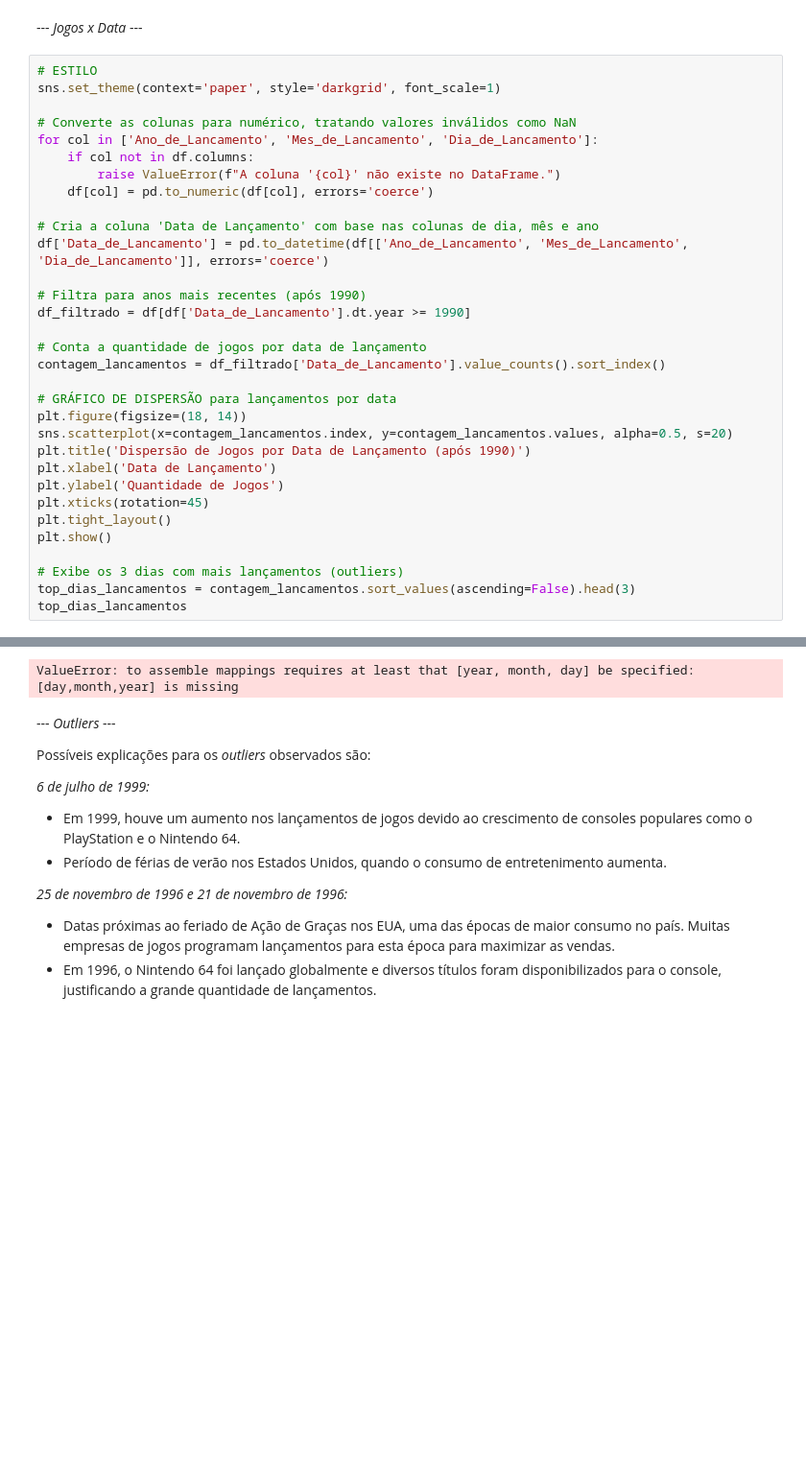
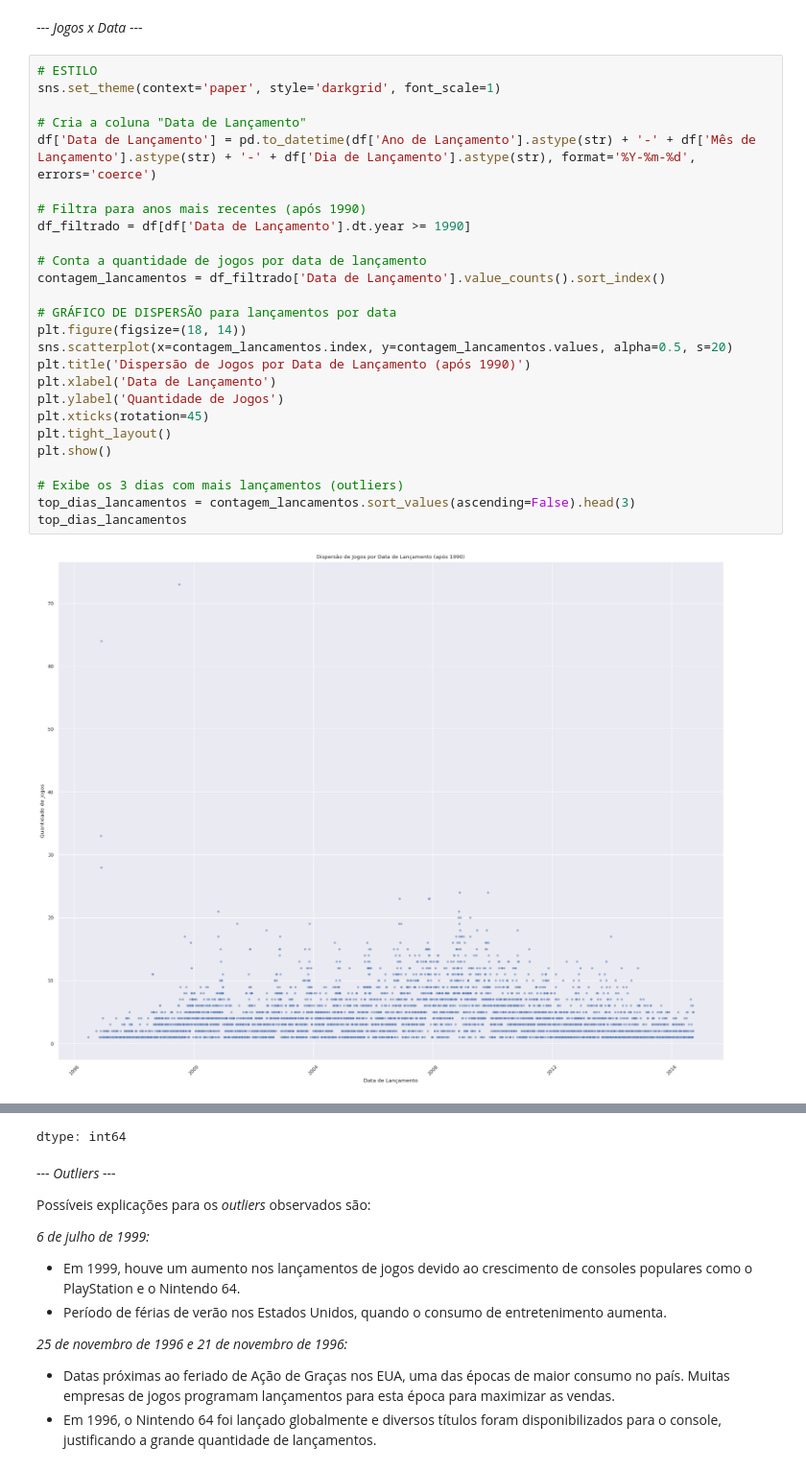
Before and after one commit to makanadani/kaggle-ign-games, a Jupyter notebook: ign-games.ipynb, the cells around one changed output, grey strips where cells are left out. Shown at 96% size. Saved outputs shown, nothing was run; the diff lists cells and outputs as text; blank space fills up the shorter version.

```diff
--- a/ign-games.ipynb
+++ b/ign-games.ipynb
@@ -644,33 +646,28 @@ plt.show()
 # %%
 # ESTILO
 sns.set_theme(context='paper', style='darkgrid', font_scale=1)
 
-# Converte as colunas para numérico, tratando valores inválidos como NaN
-for col in ['Ano_de_Lancamento', 'Mes_de_Lancamento', 'Dia_de_Lancamento']:
-    if col not in df.columns:
-        raise ValueError(f"A coluna '{col}' não existe no DataFrame.")
-    df[col] = pd.to_numeric(df[col], errors='coerce')
-
-# Cria a coluna 'Data de Lançamento' com base nas colunas de dia, mês e ano
-df['Data_de_Lancamento'] = pd.to_datetime(df[['Ano_de_Lancamento', 'Mes_de_Lancamento', 'Dia_de_Lancamento']], errors='coerce')
+# Cria a coluna "Data de Lançamento"
+df['Data de Lançamento'] = pd.to_datetime(df['Ano de Lançamento'].astype(str) + '-' + df['Mês de Lançamento'].astype(str) + '-' + df['Dia de Lançamento'].astype(str), format='%Y-%m-%d', errors='coerce')
 
 # Filtra para anos mais recentes (após 1990)
-df_filtrado = df[df['Data_de_Lancamento'].dt.year >= 1990]
+df_filtrado = df[df['Data de Lançamento'].dt.year >= 1990]
 
 # Conta a quantidade de jogos por data de lançamento
-contagem_lancamentos = df_filtrado['Data_de_Lancamento'].value_counts().sort_index()
+contagem_lancamentos = df_filtrado['Data de Lançamento'].value_counts().sort_index()
 
 # GRÁFICO DE DISPERSÃO para lançamentos por data
 plt.figure(figsize=(18, 14))
 sns.scatterplot(x=contagem_lancamentos.index, y=contagem_lancamentos.values, alpha=0.5, s=20)
 plt.title('Dispersão de Jogos por Data de Lançamento (após 1990)')
 plt.xlabel('Data de Lançamento')
 plt.ylabel('Quantidade de Jogos')
 plt.xticks(rotation=45)
 plt.tight_layout()
 plt.show()
 
 # Exibe os 3 dias com mais lançamentos (outliers)
 top_dias_lancamentos = contagem_lancamentos.sort_values(ascending=False).head(3)
 top_dias_lancamentos
 # %% [output]
+[figure, added]
@@ -677,4 +679,4 @@ top_dias_lancamentos
-ValueError: to assemble mappings requires at least that [year, month, day] be specified: [day,month,year] is missing
+dtype: int64
 # %% [markdown]
 --- *Outliers* ---
 
```
Also changed, not shown: parts of 4 cells of this notebook.
